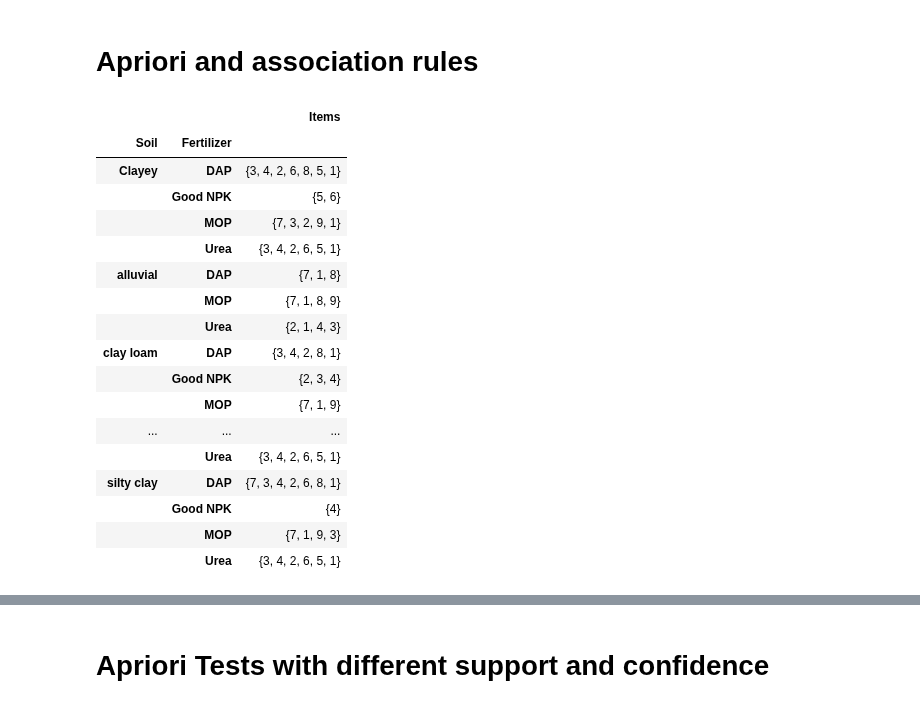
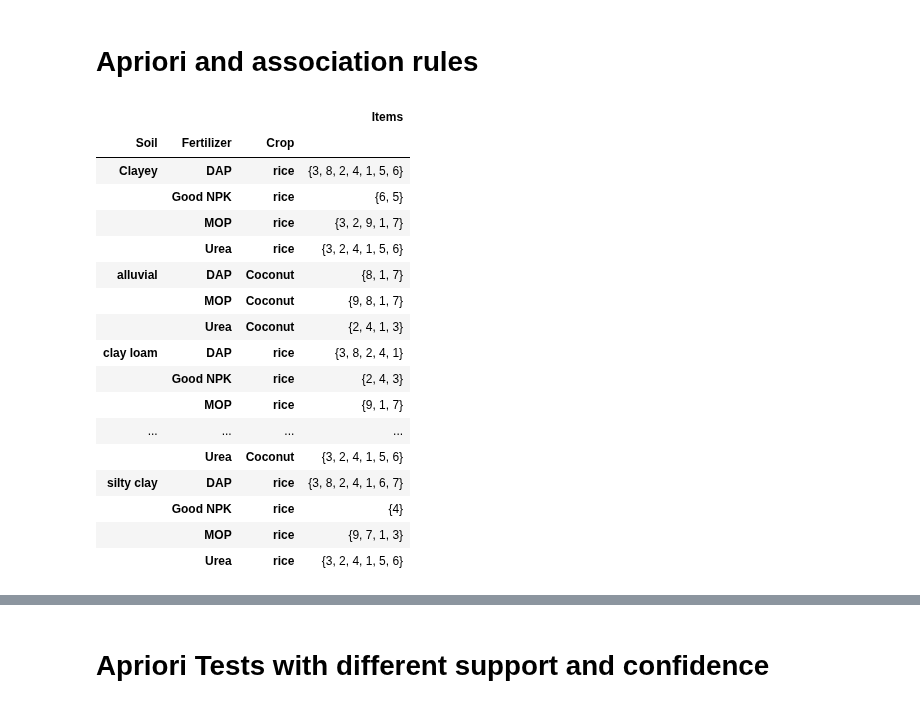
Before and after one commit to Mounir-charef/data_mining, a Jupyter notebook: notebooks/part2-apiriori.ipynb, the cells around one changed output, grey strips where cells are left out. Cells and saved outputs as stored; diff of their text form; code cells hidden in the pictures.

```diff
--- a/notebooks/part2-apiriori.ipynb
+++ b/notebooks/part2-apiriori.ipynb
@@ -165,32 +165,32 @@ plot_classes(df_freq)
 # %%
 def get_grouped_df(input_df, columns=None):
     if columns is None:
-        columns = ['Soil', 'Fertilizer']
+        columns = ['Soil', 'Fertilizer', 'Crop']
     return input_df.groupby(columns).agg({
         f'class_{discretize_column}': set,
         }).rename(columns={f'class_{discretize_column}': 'Items'})
 grouped_df = get_grouped_df(df_freq)
 grouped_df.to_csv(data_dir / 'part3_grouped_df.csv')
 grouped_df
 # %% [output]
-|  |  | Items |
-| Soil | Fertilizer |  |
-| Clayey | DAP | {3, 4, 2, 6, 8, 5, 1} |
-|  | Good NPK | {5, 6} |
-|  | MOP | {7, 3, 2, 9, 1} |
-|  | Urea | {3, 4, 2, 6, 5, 1} |
-| alluvial | DAP | {7, 1, 8} |
-|  | MOP | {7, 1, 8, 9} |
-|  | Urea | {2, 1, 4, 3} |
-| clay loam | DAP | {3, 4, 2, 8, 1} |
-|  | Good NPK | {2, 3, 4} |
-|  | MOP | {7, 1, 9} |
-| ... | ... | ... |
-|  | Urea | {3, 4, 2, 6, 5, 1} |
-| silty clay | DAP | {7, 3, 4, 2, 6, 8, 1} |
-|  | Good NPK | {4} |
-|  | MOP | {7, 1, 9, 3} |
-|  | Urea | {3, 4, 2, 6, 5, 1} |
+|  |  |  | Items |
+| Soil | Fertilizer | Crop |  |
+| Clayey | DAP | rice | {3, 8, 2, 4, 1, 5, 6} |
+|  | Good NPK | rice | {6, 5} |
+|  | MOP | rice | {3, 2, 9, 1, 7} |
+|  | Urea | rice | {3, 2, 4, 1, 5, 6} |
+| alluvial | DAP | Coconut | {8, 1, 7} |
+|  | MOP | Coconut | {9, 8, 1, 7} |
+|  | Urea | Coconut | {2, 4, 1, 3} |
+| clay loam | DAP | rice | {3, 8, 2, 4, 1} |
+|  | Good NPK | rice | {2, 4, 3} |
+|  | MOP | rice | {9, 1, 7} |
+| ... | ... | ... | ... |
+|  | Urea | Coconut | {3, 2, 4, 1, 5, 6} |
+| silty clay | DAP | rice | {3, 8, 2, 4, 1, 6, 7} |
+|  | Good NPK | rice | {4} |
+|  | MOP | rice | {9, 7, 1, 3} |
+|  | Urea | rice | {3, 2, 4, 1, 5, 6} |
 # %%
 class Apriori:
     Metric = Literal['confidence', 'cosine', 'lift', 'all_confidence', 'max_confidence', 'jaccard', 'kulczynski']
```
Also changed, not shown: parts of 10 cells of this notebook.
